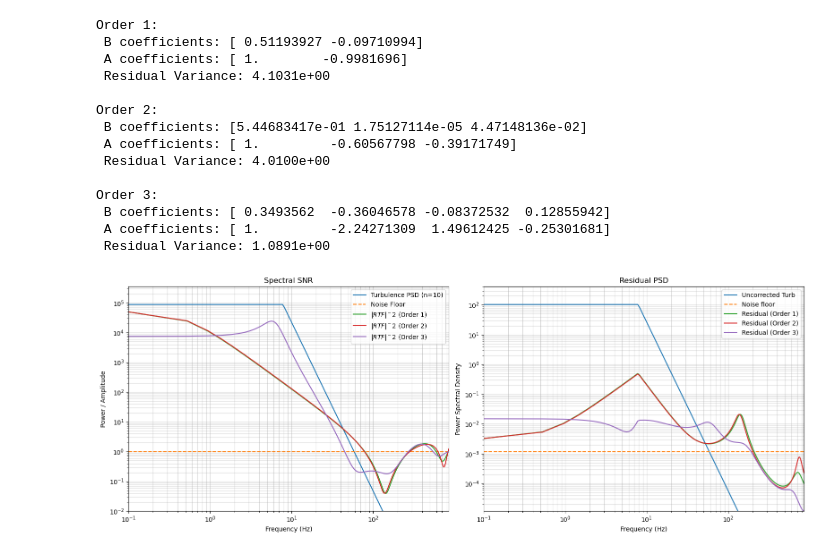
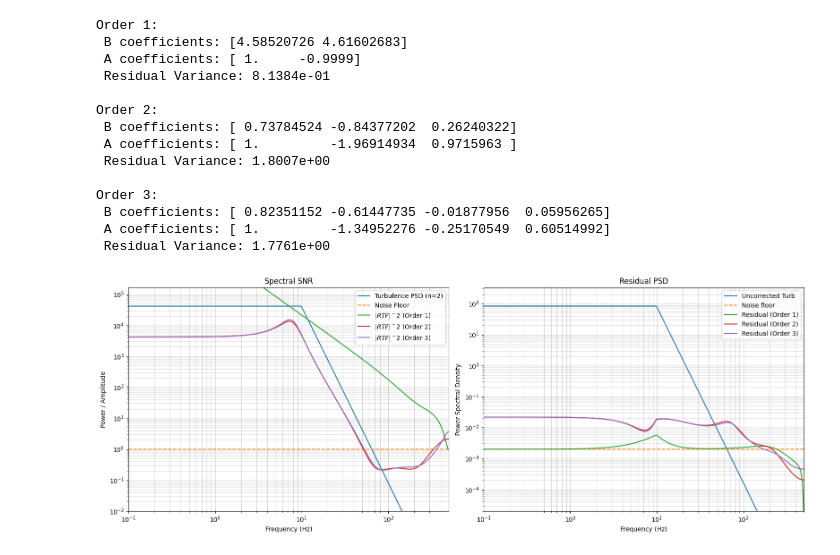
Before and after one commit to ArcetriAdaptiveOptics/SPECULA, a Jupyter notebook: config/ErrorBudget/optIIRTFs.ipynb, the cells around one changed output. Drawn from its saved outputs; the diff is of its cells as text; code cells hidden in the pictures.

```diff
--- a/config/ErrorBudget/optIIRTFs.ipynb
+++ b/config/ErrorBudget/optIIRTFs.ipynb
@@ -140,38 +140,38 @@ def optimize_higher_order_scao(orders=[1, 2, 3], turb_power=100.0, noise_power=0
 
     plt.tight_layout()
 # %%
-D = 8.4 #1.82 #
+D = 1.82 #8.4 #
 v = 20.0
-n = 10
+n = 2
 f_break_n2 = 0.3 * (n + 1) * v / D
-f = 1700 #1000 #
-delay = 3.5
-opt_gain=1.0
+f = 1000 #1700 #
+delay = 2.0 #3.5
+opt_gain = 1.0
 
 # Keeping SNR = 100 for consistency with the last run
 optimize_higher_order_scao(
     orders=[1, 2, 3],
     turb_power=1000.0,
     noise_power=1.0,
     delay_steps=delay,
     loop_freq=f,
     cutoff=f_break_n2,
     n=n,
     og=opt_gain
 )
 # %% [output]
 Order 1:
- B coefficients: [ 0.51193927 -0.09710994]
- A coefficients: [ 1.        -0.9981696]
- Residual Variance: 4.1031e+00
+ B coefficients: [4.58520726 4.61602683]
+ A coefficients: [ 1.     -0.9999]
+ Residual Variance: 8.1384e-01
 
 Order 2:
- B coefficients: [5.44683417e-01 1.75127114e-05 4.47148136e-02]
- A coefficients: [ 1.         -0.60567798 -0.39171749]
- Residual Variance: 4.0100e+00
+ B coefficients: [ 0.73784524 -0.84377202  0.26240322]
+ A coefficients: [ 1.         -1.96914934  0.9715963 ]
+ Residual Variance: 1.8007e+00
 
 Order 3:
- B coefficients: [ 0.3493562  -0.36046578 -0.08372532  0.12855942]
- A coefficients: [ 1.         -2.24271309  1.49612425 -0.25301681]
- Residual Variance: 1.0891e+00
+ B coefficients: [ 0.82351152 -0.61447735 -0.01877956  0.05956265]
+ A coefficients: [ 1.         -1.34952276 -0.25170549  0.60514992]
+ Residual Variance: 1.7761e+00
-[figure, old version]
+[figure, new version]
```
Also changed, not shown: 8 other files.
